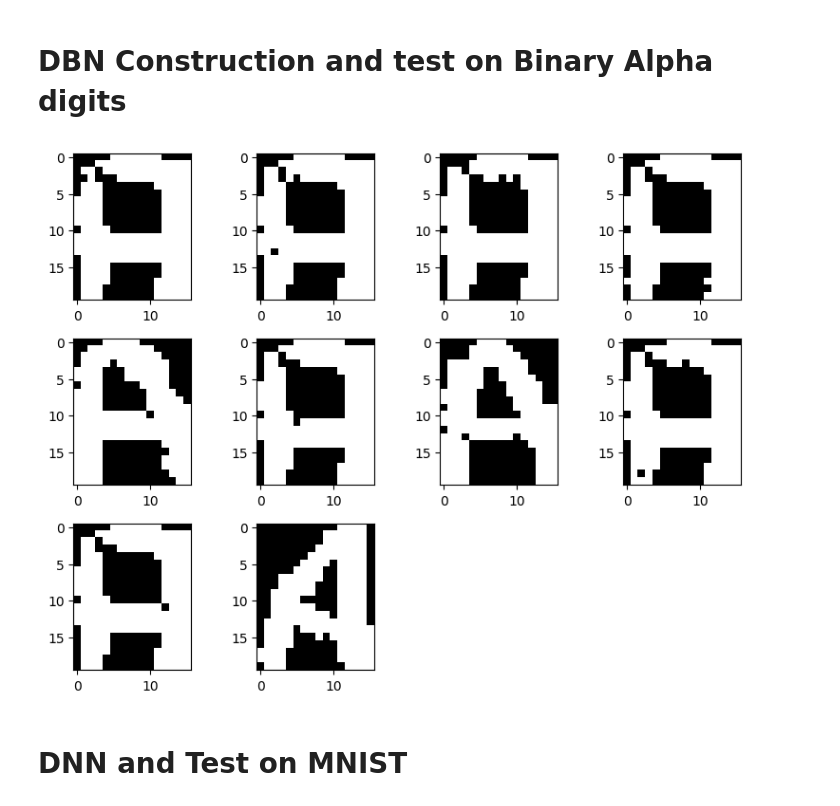
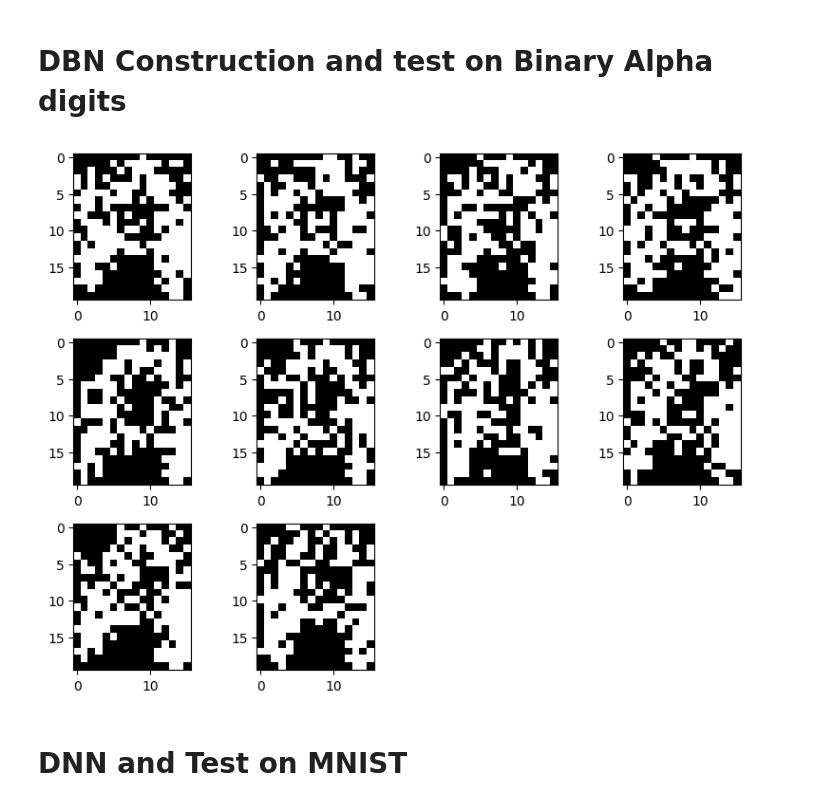
Before and after one commit to MohamedNaama91200/DeepLearning, a Jupyter notebook: Project.ipynb, the cells around one changed output. Saved outputs shown, nothing was run; the diff lists cells and outputs as text; code cells hidden in the pictures.

```diff
--- a/Project.ipynb
+++ b/Project.ipynb
@@ -102,14 +100,16 @@ class RBM:
     def train_RBM(self, X, learning_rate, len_batch, n_epochs,verbose=1):
         p, q = self.W.shape
 
-        for i in range(n_epochs):
+        n_samples = X.shape[0]
 
-            np.random.shuffle(X)
+        for epoch in range(n_epochs):
 
-            n = X.shape[0]
-            for ith_batch in range(0, n, len_batch):
+            indices = np.random.permutation(n_samples)
+            X_shuffled = X[indices]
 
-                X_batch = X[ith_batch:min(ith_batch + len_batch, n), :]
+            for ith_batch in range(0, n_samples, len_batch):
+
+                X_batch = X_shuffled[ith_batch:ith_batch + len_batch]
                 t_batch_i = X_batch.shape[0]
 
                 #Contrastive-Divergence-1 algorithm to estimate the gradient
@@ -134,12 +134,12 @@ class RBM:
                 self.W += learning_rate * grad_W
 
             # Reconstruction's loss
-            H = self.entree_sortie_RBM(X)
+            H = self.entree_sortie_RBM(X_shuffled)
             X_rec = self.sortie_entree_RBM(H)
-            loss = np.mean((X - X_rec) ** 2) #quadratic norm
+            loss = np.mean((X_shuffled - X_rec) ** 2) #quadratic norm
 
-            if i % 10 == 0 and verbose: # verbose for progression bar
-                print(f"Epoch {i + 1}/{n_epochs}, Loss: {loss:.4f}")
+            if epoch % 10 == 0 and verbose: # verbose for progression bar
+                print(f"Epoch {epoch + 1}/{n_epochs}, Loss: {loss:.4f}")
 
     def generer_image_RBM(self, nb_images, nb_iter):
         p, q = self.W.shape
@@ -185,12 +185,15 @@ class DBN:
             self.rbms.append(rbm)
 
     def train_DBN(self, X, learning_rate, len_batch, n_epochs, verbose=1):
+
+        tmp = copy.deepcopy(X)
+
         #Greedy layer wise procedure
         for l in range(len(self.dbn_size) - 1):
             if verbose:
                 print(f"Train RBM {l+1}/{len(self.dbn_size)-1}\t")
-            self.rbms[l].train_RBM(X, learning_rate, len_batch, n_epochs,verbose)
-            X = self.rbms[l].entree_sortie_RBM(X)
+            self.rbms[l].train_RBM(tmp, learning_rate, len_batch, n_epochs,verbose)
+            tmp = self.rbms[l].entree_sortie_RBM(tmp)
 
 
     def generer_image_DBN(self, nb_images, nb_iter):
@@ -222,14 +225,14 @@ class DBN:
 # %%
 X, size_img = lire_alpha_digit('data/binaryalphadigs.mat',caractere=['A'])
 
 dbn_size = [320, 200, 100]
 dbn = DBN(dbn_size) #Instance of DBN
-dbn.train_DBN(X, learning_rate=10**(-2), len_batch=10, n_epochs=1000, verbose=0)
+dbn.train_DBN(X, learning_rate=1e-1, len_batch=128, n_epochs=100, verbose=0)
 
 generated_images = dbn.generer_image_DBN(nb_images=10, nb_iter=200)
 plot_images(generated_images, size_img)
 # %% [output]
-[figure, old version]
+[figure, new version]
 # %% [markdown]
 # DNN and Test on MNIST
 # %%
```
Also changed, not shown: parts of 8 cells of this notebook, 10 other files.
